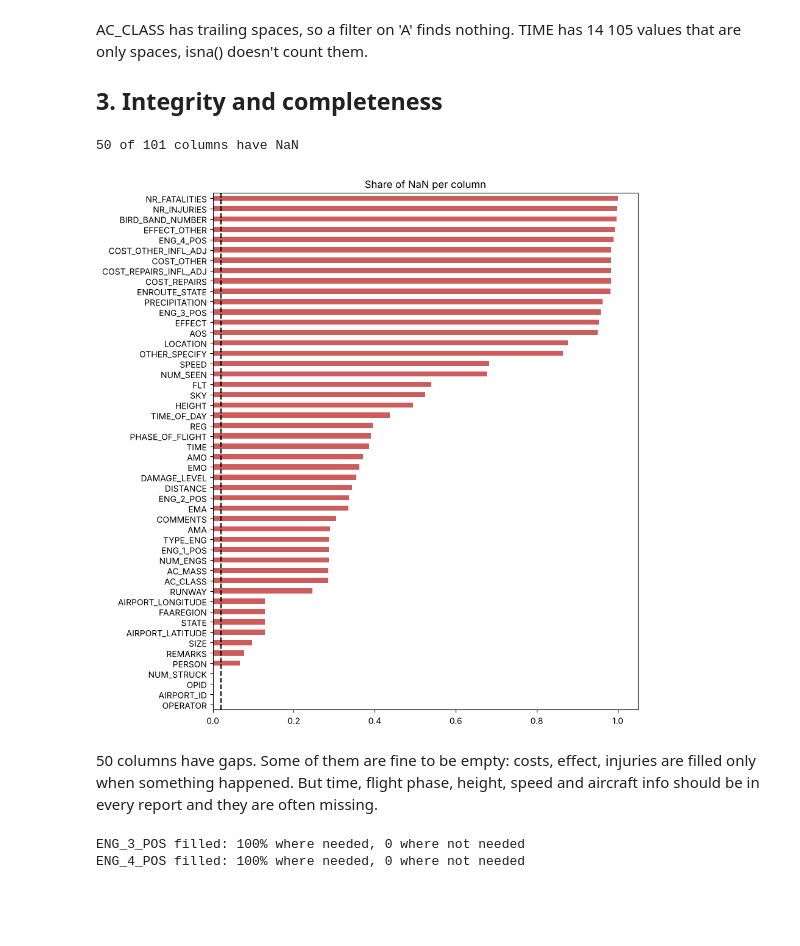
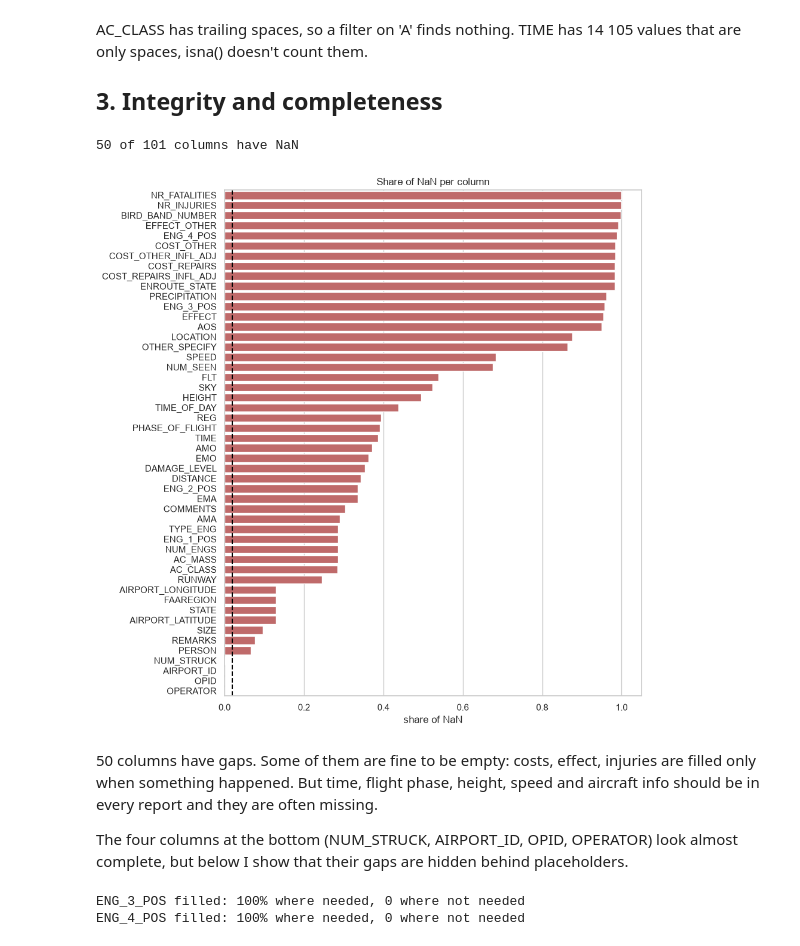
Before and after one commit to Sad-Ira/Data_Engineering, a Jupyter notebook: notebooks/EDA.ipynb, the cells around one changed output. Saved outputs shown, nothing was run; the diff lists cells and outputs as text; code cells hidden in the pictures; blank space fills up the shorter version.

```diff
--- a/notebooks/EDA.ipynb
+++ b/notebooks/EDA.ipynb
@@ -22,12 +24,15 @@ import os
 import sys
 from pathlib import Path
 
-import matplotlib.pyplot as plt
+import matplotlib.pyplot as plt  # only figure size, titles and layout, the charts themselves are drawn by seaborn
 import numpy as np
+from matplotlib.colors import LogNorm
 import pandas as pd
+import seaborn as sns
 
 pd.set_option("display.max_columns", 120)
 pd.set_option("display.width", 200)
+sns.set_theme(style="whitegrid", palette="muted")
 
 # the notebook is run from notebooks/ (VS Code and Jupyter do this by default), the repo root is one level up
 ROOT = Path.cwd().parent
@@ -183,17 +199,21 @@ AC_CLASS has trailing spaces, so a filter on 'A' finds nothing. TIME has 14 105
 ## 3. Integrity and completeness
 # %%
 missing = df.isna().mean()
-missing = missing[missing > 0].sort_values()
+missing = missing[missing > 0].sort_values(ascending=False)
 print(len(missing), "of", df.shape[1], "columns have NaN")
 
-missing.plot.barh(figsize=(9, 11), color="indianred", title="Share of NaN per column")
-plt.axvline(0.02, color="black", linestyle="--")
+plt.figure(figsize=(9, 11))
+ax = sns.barplot(x=missing.values, y=missing.index, color="indianred")
+ax.axvline(0.02, color="black", linestyle="--")
+ax.set(title="Share of NaN per column", xlabel="share of NaN", ylabel="")
 plt.show()
 # %% [output]
 50 of 101 columns have NaN
-[figure, old version]
+[figure, new version]
 # %% [markdown]
 50 columns have gaps. Some of them are fine to be empty: costs, effect, injuries are filled only when something happened. But time, flight phase, height, speed and aircraft info should be in every report and they are often missing.
+
+The four columns at the bottom (NUM_STRUCK, AIRPORT_ID, OPID, OPERATOR) look almost complete, but below I show that their gaps are hidden behind placeholders.
 # %%
 for k in [3, 4]:
     has_engine = df["NUM_ENGS"] >= k
```
Also changed, not shown: parts of 21 cells of this notebook, 2 other files.
